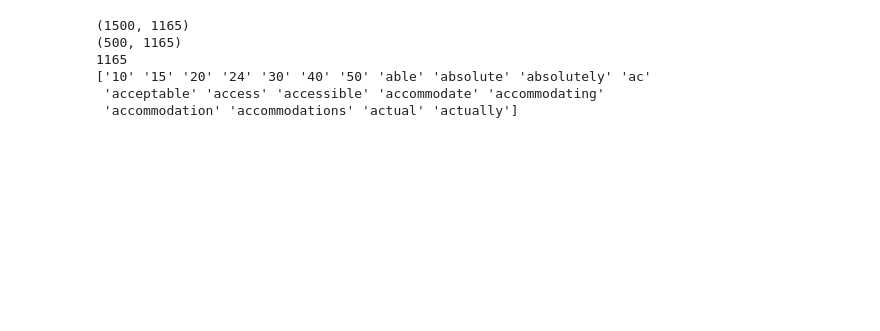
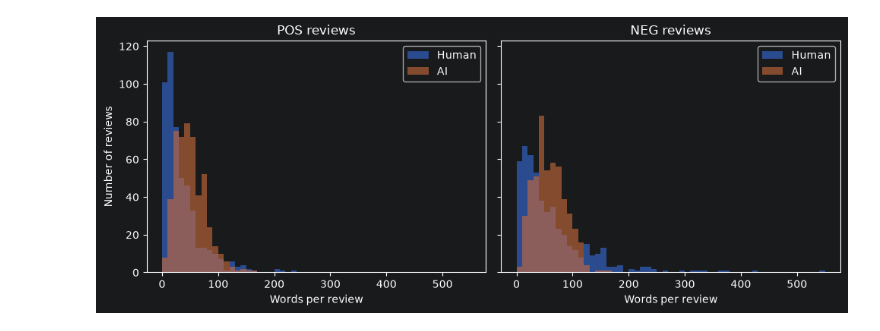
Before and after one commit to GuillaumeGfr/datamining, a Jupyter notebook: preprocessing/preprocessing_test.ipynb, the cells around one changed output. Cells and saved outputs as stored; diff of their text form; code cells hidden in the pictures; blank space fills up the shorter version.

Commit message:
Add shared variables.py with merged preprocessing

```diff
--- a/preprocessing/preprocessing_test.ipynb
+++ b/preprocessing/preprocessing_test.ipynb
@@ -23,25 +0,0 @@ df.head()
-# %%
-import pandas as pd
-from sklearn.model_selection import train_test_split
-
-df = pd.read_csv('../data/data_eng.csv')
-
-# label: source column, check which value is fake
-print(df['source'].value_counts())
-print(df.groupby('source')['Prompt_Language'].apply(lambda s: s.notna().sum()))
-
-# text: combine upside and downside review, missing values become empty strings
-df['text'] = df['Upside_Review'].fillna('') + ' ' + df['Downside_Review'].fillna('')
-df['text'] = df['text'].str.strip()
-
-# stratified 75/25 split, whole rows kept so Sentiment stays aligned for question 3
-train_df, test_df = train_test_split(
-    df, test_size=0.25, stratify=df['source'], random_state=42
-)
-
-print(len(train_df), len(test_df))
-print(train_df['source'].value_counts())
-print(test_df['source'].value_counts())
-
-train_df.to_csv('../data/train.csv', index=False)
-test_df.to_csv('../data/test.csv', index=False)
@@ -66,6 +62,29 @@ Name: count, dtype: int64
+# %%
+#Positive Review and Negative Reviews comparison
+import matplotlib.pyplot as plt
+from variables import df
+
+fig, axes = plt.subplots(1, 2, figsize=(10, 4), sharey=True)
+bins = range(0, df["n_words"].max() + 10, 10)
+
+for ax, sentiment in zip(axes, ["POS", "NEG"]):
+    subset = df[df["Sentiment"] == sentiment]
+    ax.hist(subset.loc[subset["source"] == 0, "n_words"], bins=bins, alpha=0.6, label="Human")
+    ax.hist(subset.loc[subset["source"] == 1, "n_words"], bins=bins, alpha=0.6, label="AI")
+    ax.set_title(f"{sentiment} reviews")
+    ax.set_xlabel("Words per review")
+    ax.legend()
+
+axes[0].set_ylabel("Number of reviews")
+plt.tight_layout()
+plt.show()
+# %% [output]
+[figure, added]
 # %%
 import pandas as pd
 from sklearn.feature_extraction.text import CountVectorizer
+
+
 
 train_df = pd.read_csv('../data/train.csv')
 test_df = pd.read_csv('../data/test.csv')
@@ -77,23 +96,11 @@ test_df['text'] = test_df['text'].fillna('')
 y_train = train_df['source']
 y_test = test_df['source']
 
-# bag-of-words: lowercase, English stop words removed, words in fewer than 5 training reviews dropped
-vec = CountVectorizer(lowercase=True, stop_words='english', min_df=5)
+# bag-of-words: lowercase, words in fewer than 5 training reviews dropped
+vec = CountVectorizer(lowercase=True, min_df=5, token_pattern=r'(?u)\b[^\W\d_]{2,}\b')
 
 # vocabulary learned on the training set only
 X_train = vec.fit_transform(train_df['text'])
 
 # test set uses the training vocabulary, no refitting
 X_test = vec.transform(test_df['text'])
-
-print(X_train.shape)
-print(X_test.shape)
-print(len(vec.get_feature_names_out()))
-print(vec.get_feature_names_out()[:20])
-# %% [output]
-(1500, 1165)
-(500, 1165)
-1165
-['10' '15' '20' '24' '30' '40' '50' 'able' 'absolute' 'absolutely' 'ac'
- 'acceptable' 'access' 'accessible' 'accommodate' 'accommodating'
- 'accommodation' 'accommodations' 'actual' 'actually']
```
Also changed, not shown: parts of 13 cells of this notebook, 1 other file.
